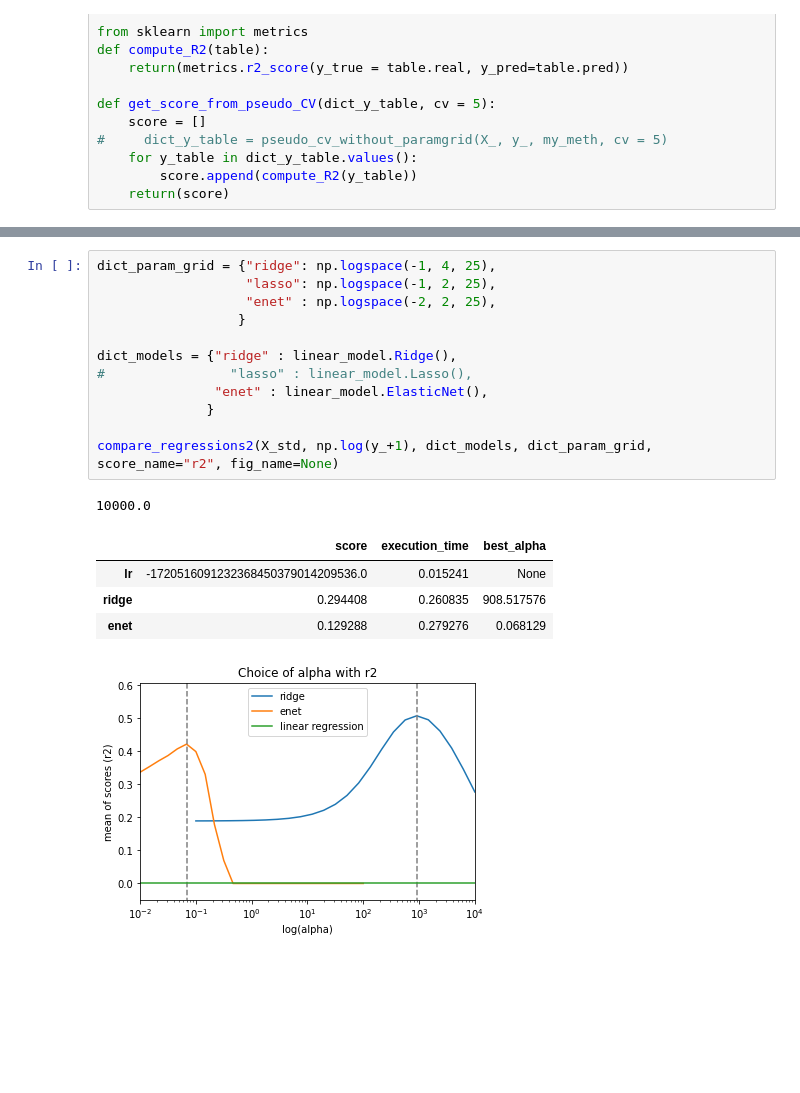
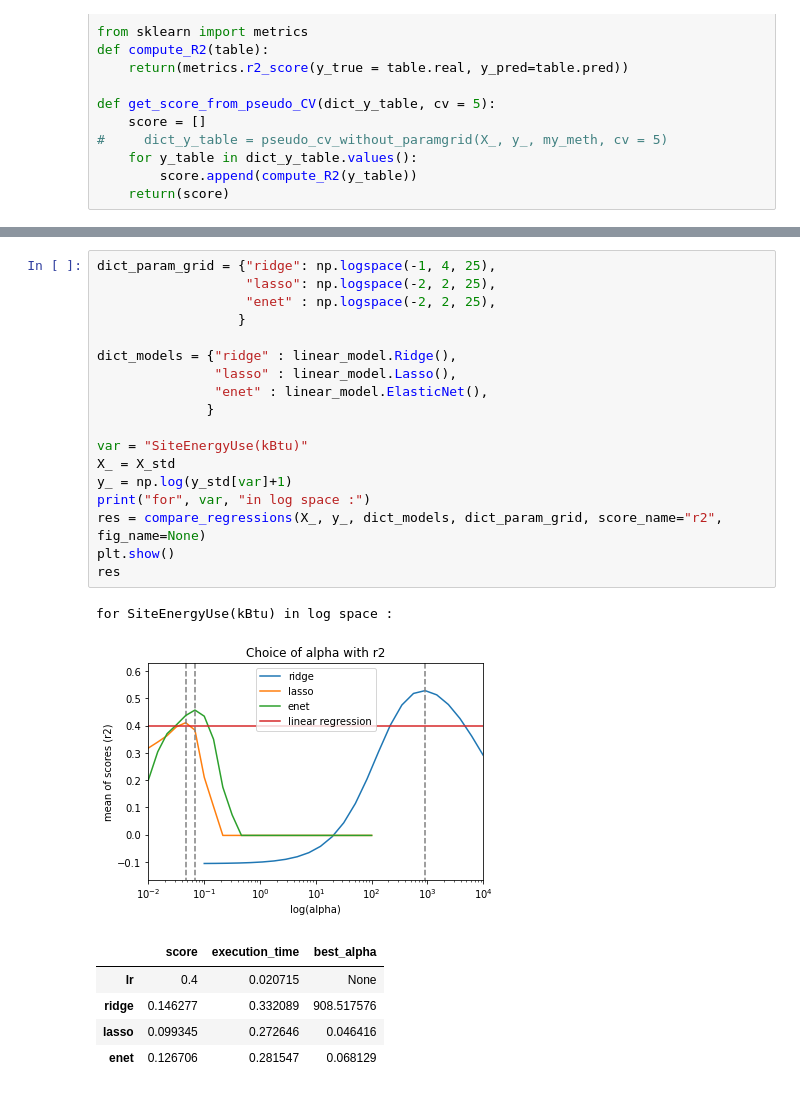
Before and after one commit to ClaireGayral/formation_openclassroom, a Jupyter notebook: P3_gayral_claire/prediction_models.ipynb, the cells around one changed output, grey strips where cells are left out. Saved outputs shown, nothing was run; the diff lists cells and outputs as text; blank space fills up the shorter version.

```diff
--- a/P3_gayral_claire/prediction_models.ipynb
+++ b/P3_gayral_claire/prediction_models.ipynb
@@ -120,19 +174,26 @@ def get_score_from_pseudo_CV(dict_y_table, cv = 5):
 # %%
 dict_param_grid = {"ridge": np.logspace(-1, 4, 25),
-                   "lasso": np.logspace(-1, 2, 25),
+                   "lasso": np.logspace(-2, 2, 25),
                    "enet" : np.logspace(-2, 2, 25),
                   }
 
 dict_models = {"ridge" : linear_model.Ridge(),
-#                "lasso" : linear_model.Lasso(),
+               "lasso" : linear_model.Lasso(),
                "enet" : linear_model.ElasticNet(),
               }
 
-compare_regressions2(X_std, np.log(y_+1), dict_models, dict_param_grid, score_name="r2", fig_name=None)
+var = "SiteEnergyUse(kBtu)"
+X_ = X_std
+y_ = np.log(y_std[var]+1)
+print("for", var, "in log space :")
+res = compare_regressions(X_, y_, dict_models, dict_param_grid, score_name="r2", fig_name=None)
+plt.show()
+res
 # %% [output]
-10000.0
+for SiteEnergyUse(kBtu) in log space :
+[figure, new version]
 |  | score | execution_time | best_alpha |
-| lr | -1720516091232368450379014209536.0 | 0.015241 | None |
-| ridge | 0.294408 | 0.260835 | 908.517576 |
-| enet | 0.129288 | 0.279276 | 0.068129 |
+| lr | 0.4 | 0.020715 | None |
+| ridge | 0.146277 | 0.332089 | 908.517576 |
+| lasso | 0.099345 | 0.272646 | 0.046416 |
+| enet | 0.126706 | 0.281547 | 0.068129 |
-[figure, old version]
```
Also changed, not shown: parts of 5 cells of this notebook, 1 other file.
